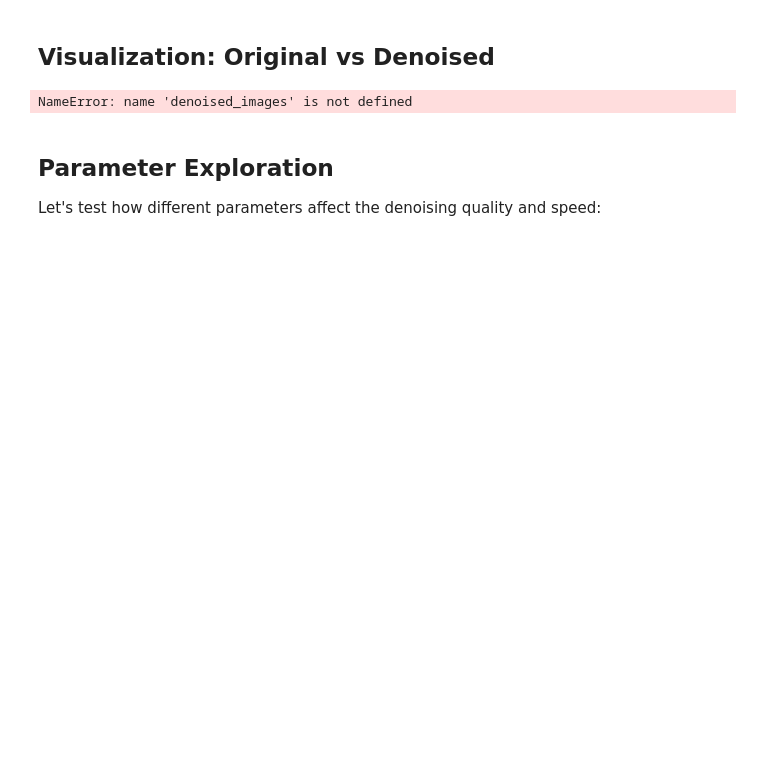
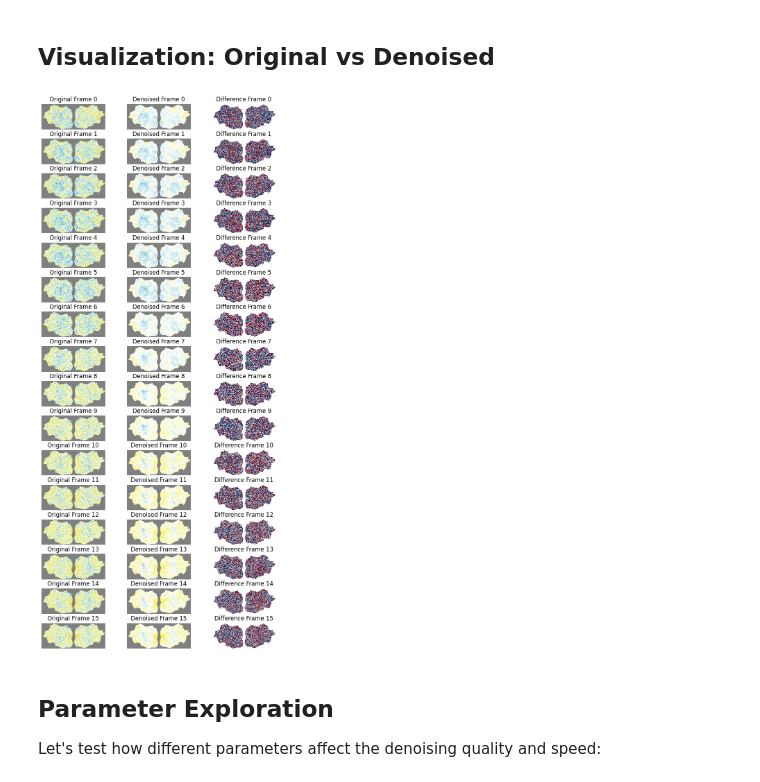
Before and after one commit to MedARC-AI/fmri-fm, a Jupyter notebook: notebooks/denoising_demo.ipynb, the cells around one changed output. Cells and saved outputs as stored; diff of their text form; code cells hidden in the pictures; blank space fills up the shorter version.

```diff
--- a/notebooks/denoising_demo.ipynb
+++ b/notebooks/denoising_demo.ipynb
@@ -19,8 +19,19 @@ import numpy as np
 from matplotlib import pyplot as plt
 from huggingface_hub import hf_hub_download
 
-from flat_mae import models_mae
+# Force reload of the module to pick up code changes
+import importlib
+if 'flat_mae' in sys.modules:
+    import flat_mae
+    importlib.reload(flat_mae.models_mae)
+    from flat_mae import models_mae
+else:
+    from flat_mae import models_mae
+
 from flat_mae.visualization import FC_CMAP
+
+# Set matplotlib parameters
+plt.rcParams["figure.dpi"] = 100
 # %%
 plt.rcParams["figure.dpi"] = 100
 # %% [markdown]
@@ -263,8 +281,8 @@ H, W = images.shape[3:5]  # Get spatial dimensions (224, 560)
 ploth = 1.0
 plotw = (W / H) * ploth
 
-# img_mask is now already a pixel-level mask (the fix)
-pixel_mask = img_mask.numpy()  # Convert to numpy for visualization
+# pixel_mask is already defined after data loading (Cell 6)
+# No need to redefine it here
 
 # Use the smaller number of frames for visualization
 n_frames = min(images.shape[2], denoised_images.shape[2])  # min(16, 8) = 8
@@ -273,37 +291,37 @@ nc = 3  # original, denoised, difference
 
 f, axs = plt.subplots(nr, nc, figsize=(nc * plotw, nr * ploth))
 axs = axs.flatten()
 
 for ii in range(nr):
     # original image
     ax_idx = ii * 3
     plt.sca(axs[ax_idx])
-    img = np.where(pixel_mask > 0, images[0, 0, ii].numpy(), np.nan)
+    img = np.where(pixel_mask > 0, images[0, 0, ii].detach().cpu().numpy(), np.nan)
     plt.imshow(img, vmin=-3, vmax=3, cmap=FC_CMAP, interpolation="none")
     plt.title(f"Original Frame {ii}")
     plt.axis("off")
 
     # denoised image
     plt.sca(axs[ax_idx + 1])
-    img_denoised = np.where(pixel_mask > 0, denoised_images[0, 0, ii].numpy(), np.nan)
+    img_denoised = np.where(pixel_mask > 0, denoised_images[0, 0, ii].detach().cpu().numpy(), np.nan)
     plt.imshow(img_denoised, vmin=-3, vmax=3, cmap=FC_CMAP, interpolation="none")
     plt.title(f"Denoised Frame {ii}")
     plt.axis("off")
 
     # difference
     plt.sca(axs[ax_idx + 2])
     diff = np.where(
         pixel_mask > 0,
-        denoised_images[0, 0, ii].numpy() - images[0, 0, ii].numpy(),
+        denoised_images[0, 0, ii].detach().cpu().numpy() - images[0, 0, ii].detach().cpu().numpy(),
         np.nan,
     )
     plt.imshow(diff, vmin=-0.5, vmax=0.5, cmap="RdBu_r", interpolation="none")
     plt.title(f"Difference Frame {ii}")
     plt.axis("off")
 
 plt.tight_layout(pad=0.3)
 # %% [output]
-NameError: name 'denoised_images' is not defined
+[figure, added]
 # %% [markdown]
 ## Parameter Exploration
 
```
Also changed, not shown: parts of 14 cells of this notebook, 1 other file.
